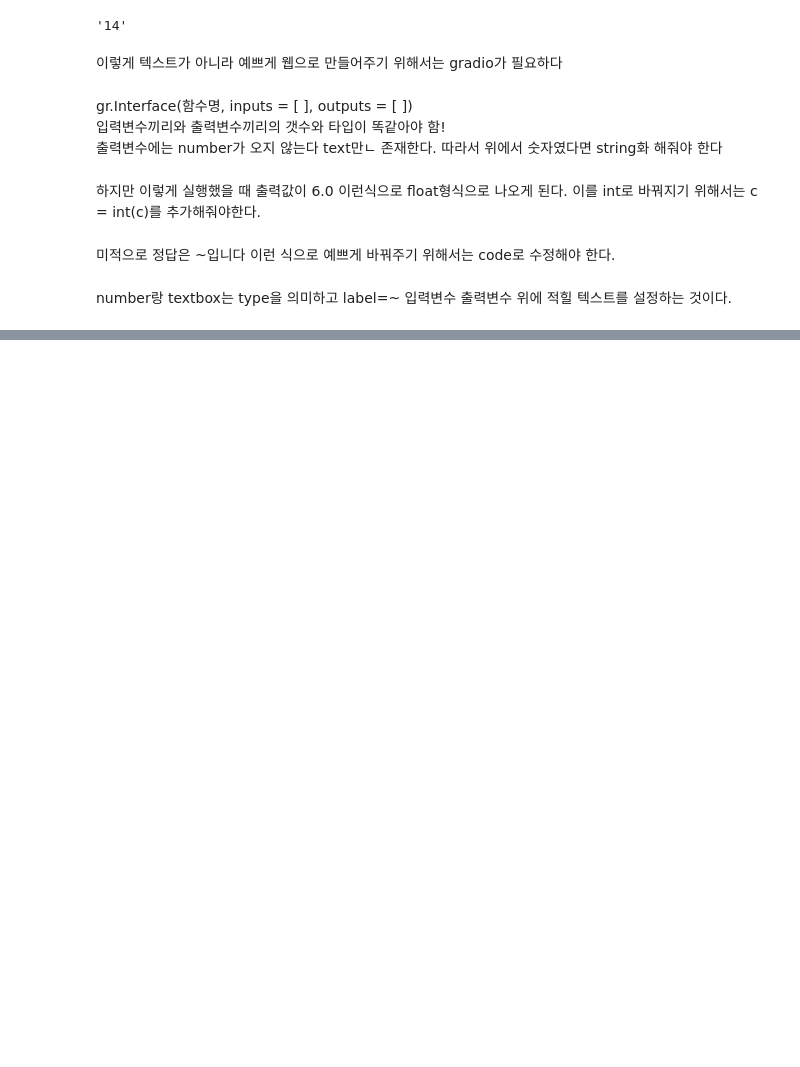
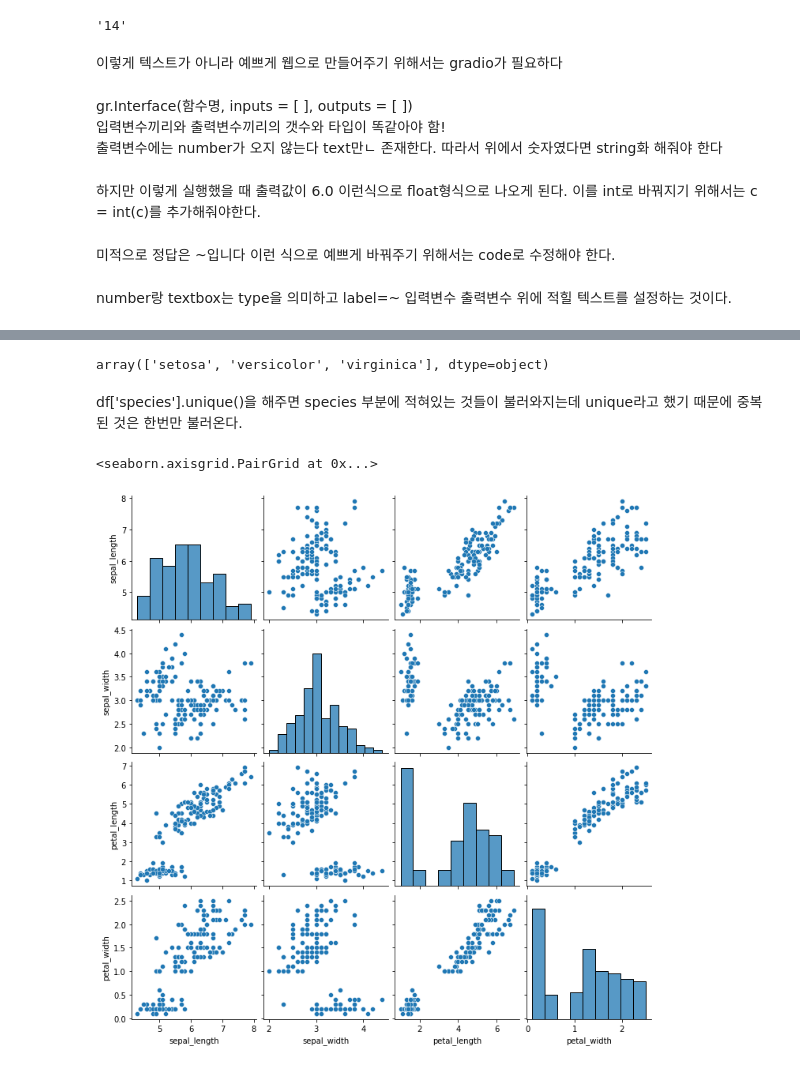
Before and after one commit to jinsu1214/class2022spring, a Jupyter notebook: 20220316.ipynb, the cells around one changed output, grey strips where cells are left out. Drawn from its saved outputs; the diff is of its cells as text; code cells hidden in the pictures; blank space fills up the shorter version.

```diff
--- a/20220316.ipynb
+++ b/20220316.ipynb
@@ -678,0 +693,3 @@ number랑 textbox는 type을 의미하고 label=~ 입력변수 출력변수 위
+# %%
+import seaborn as sns
+df = sns.load_dataset('iris')
@@ -678,0 +718,11 @@ number랑 textbox는 type을 의미하고 label=~ 입력변수 출력변수 위
+# %%
+df['species'].unique()
+# %% [output]
+array(['setosa', 'versicolor', 'virginica'], dtype=object)
+# %% [markdown]
+df['species'].unique()을 해주면 species 부분에 적혀있는 것들이 불러와지는데 unique라고 했기 때문에 중복된 것은 한번만 불러온다.
+# %%
+sns.pairplot(df)
+# %% [output]
+<seaborn.axisgrid.PairGrid at 0x...>
+[figure, added]
```
Also changed, not shown: parts of 14 cells of this notebook.
